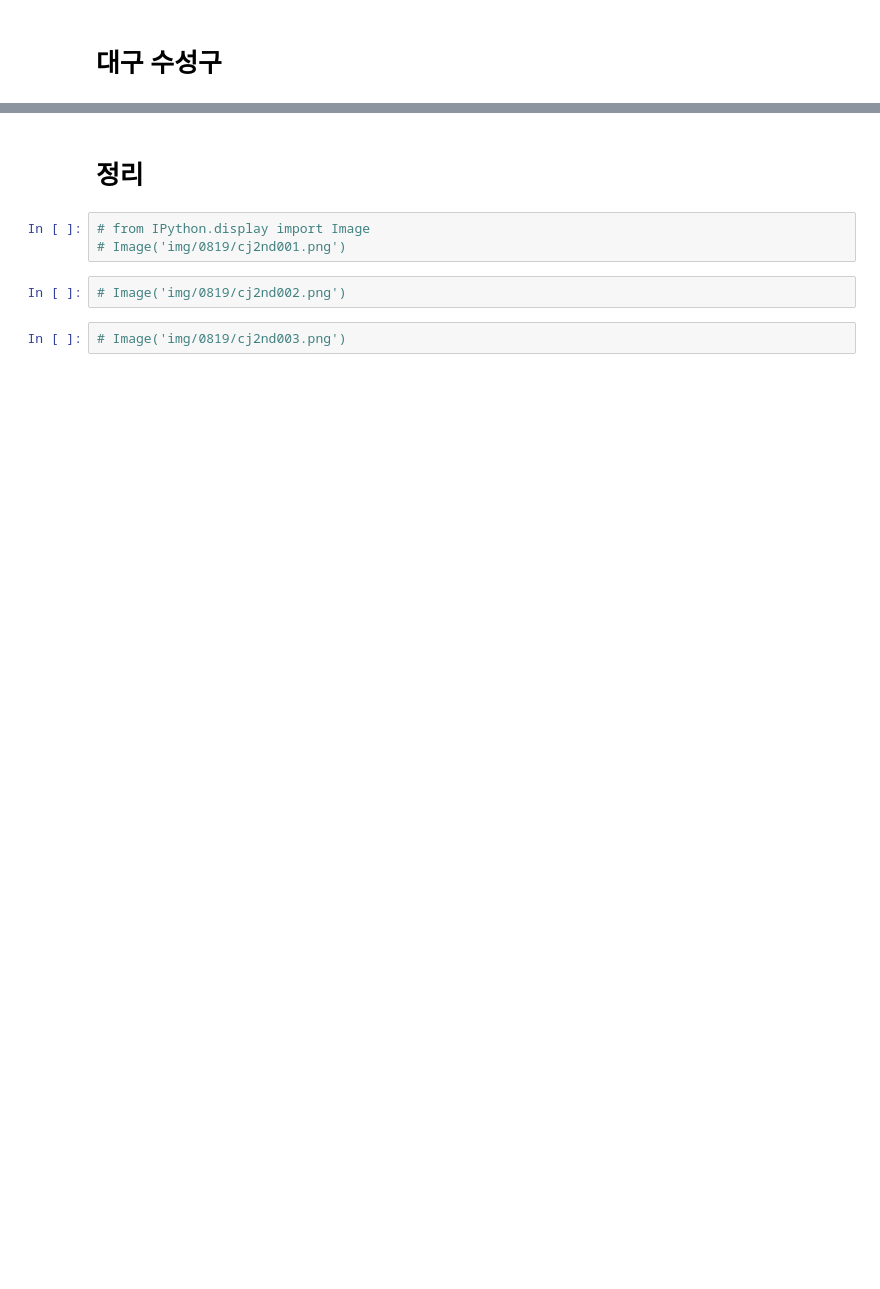
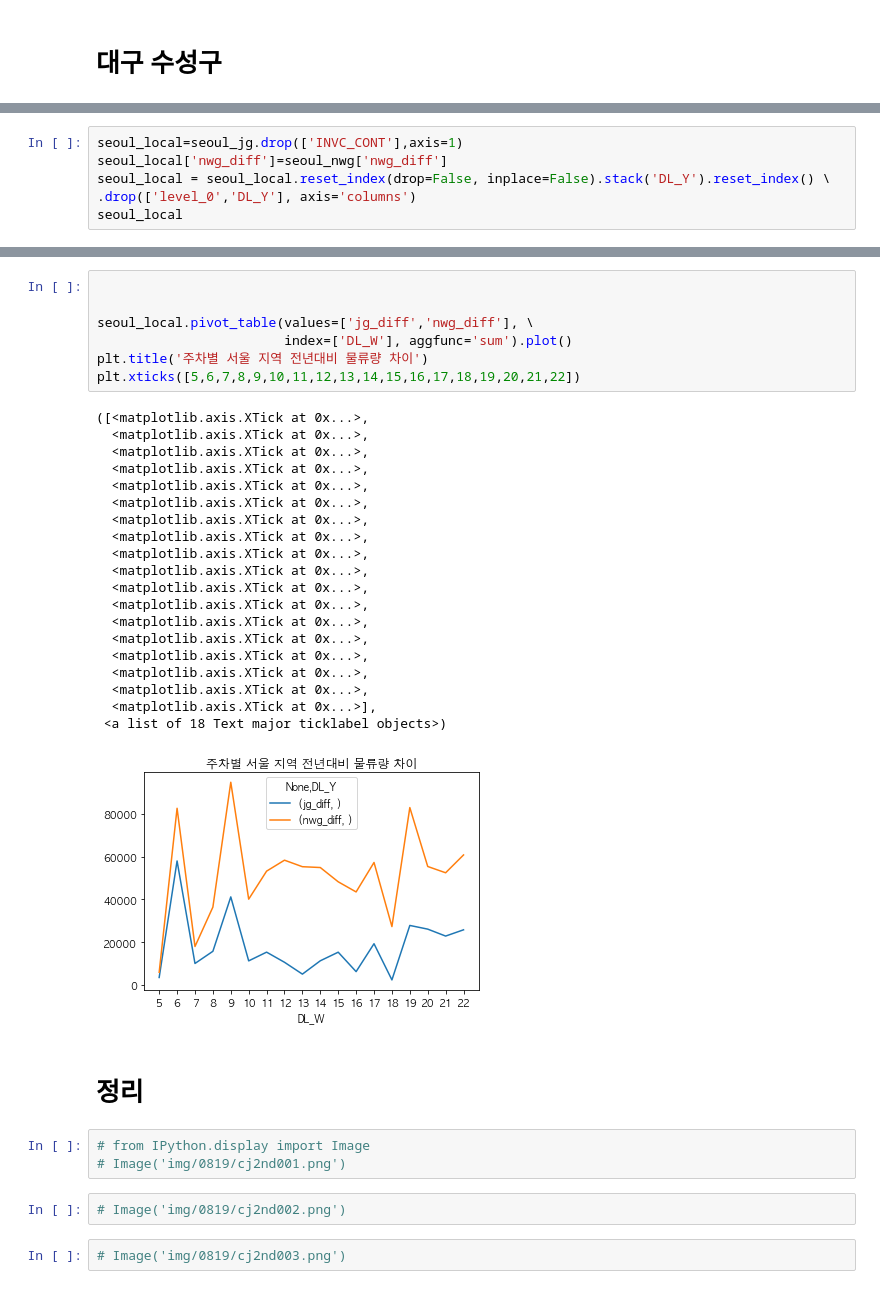
Before and after one commit to leechungpa/mcube, a Jupyter notebook: code/eda/5_cjdt_02.ipynb, the cells around one changed output, grey strips where cells are left out. Drawn from its saved outputs; the diff is of its cells as text; blank space fills up the shorter version.

```diff
--- a/code/eda/5_cjdt_02.ipynb
+++ b/code/eda/5_cjdt_02.ipynb
@@ -319,0 +377,6 @@ plt.xticks([5,6,7,8,9,10,11,12,13,14,15,16,17,18,19,20,21,22])
+# %%
+seoul_local=seoul_jg.drop(['INVC_CONT'],axis=1)
+seoul_local['nwg_diff']=seoul_nwg['nwg_diff']
+seoul_local = seoul_local.reset_index(drop=False, inplace=False).stack('DL_Y').reset_index() \
+.drop(['level_0','DL_Y'], axis='columns')
+seoul_local
@@ -320,3 +397,31 @@ plt.xticks([5,6,7,8,9,10,11,12,13,14,15,16,17,18,19,20,21,22])
+# %%
+
+
+seoul_local.pivot_table(values=['jg_diff','nwg_diff'], \
+                        index=['DL_W'], aggfunc='sum').plot()
+plt.title('주차별 서울 지역 전년대비 물류량 차이')
+plt.xticks([5,6,7,8,9,10,11,12,13,14,15,16,17,18,19,20,21,22])
+# %% [output]
+([<matplotlib.axis.XTick at 0x...>,
+  <matplotlib.axis.XTick at 0x...>,
+  <matplotlib.axis.XTick at 0x...>,
+  <matplotlib.axis.XTick at 0x...>,
+  <matplotlib.axis.XTick at 0x...>,
+  <matplotlib.axis.XTick at 0x...>,
+  <matplotlib.axis.XTick at 0x...>,
+  <matplotlib.axis.XTick at 0x...>,
+  <matplotlib.axis.XTick at 0x...>,
+  <matplotlib.axis.XTick at 0x...>,
+  <matplotlib.axis.XTick at 0x...>,
+  <matplotlib.axis.XTick at 0x...>,
+  <matplotlib.axis.XTick at 0x...>,
+  <matplotlib.axis.XTick at 0x...>,
+  <matplotlib.axis.XTick at 0x...>,
+  <matplotlib.axis.XTick at 0x...>,
+  <matplotlib.axis.XTick at 0x...>,
+  <matplotlib.axis.XTick at 0x...>],
+ <a list of 18 Text major ticklabel objects>)
+[figure, added]
 # %% [markdown]
 # 정리
 # %%
```
Also changed, not shown: parts of 7 cells of this notebook.
